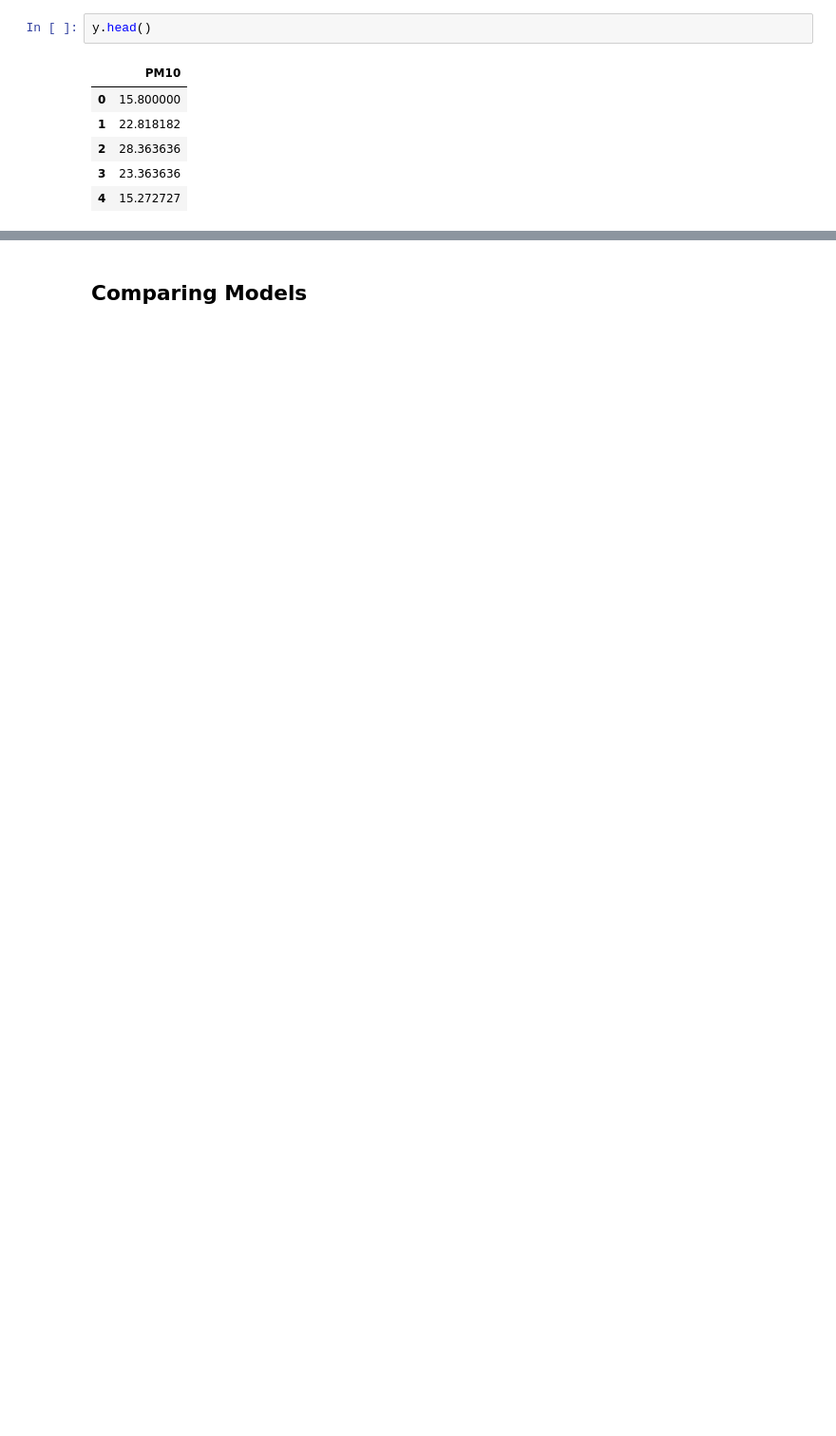
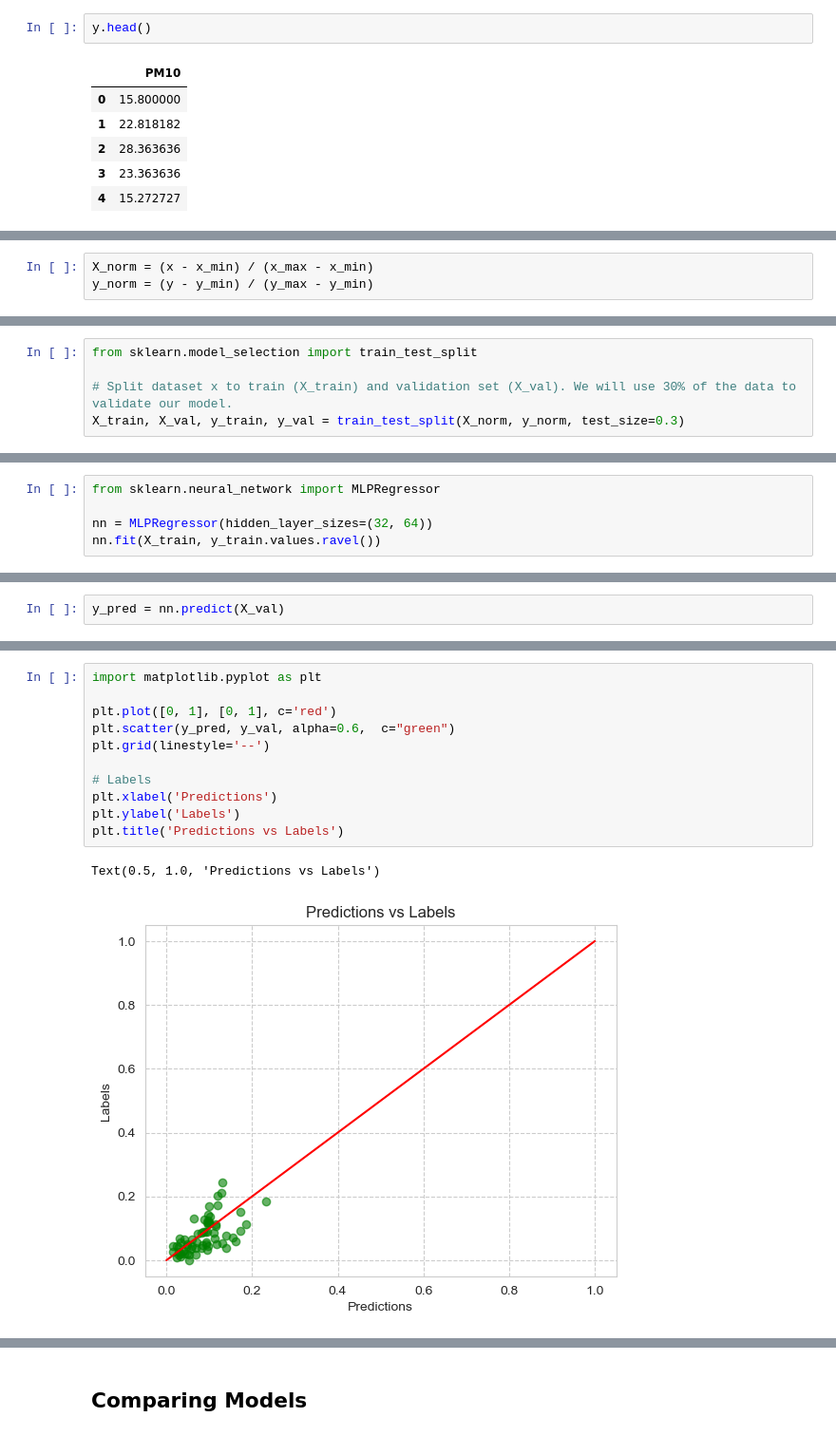
Before and after one commit to faizuddin/python-workshop, a Jupyter notebook: intro-to-data-analysis/model.ipynb, the cells around one changed output, grey strips where cells are left out. Shown at 95% size. Saved outputs shown, nothing was run; the diff lists cells and outputs as text; blank space fills up the shorter version.

```diff
--- a/intro-to-data-analysis/model.ipynb
+++ b/intro-to-data-analysis/model.ipynb
@@ -356,0 +126,3 @@ metric_vals.extend([r2, ev, mse, mae])
+# %%
+X_norm = (x - x_min) / (x_max - x_min)
+y_norm = (y - y_min) / (y_max - y_min)
@@ -356,0 +168,5 @@ metric_vals.extend([r2, ev, mse, mae])
+# %%
+from sklearn.model_selection import train_test_split
+
+# Split dataset x to train (X_train) and validation set (X_val). We will use 30% of the data to validate our model.
+X_train, X_val, y_train, y_val = train_test_split(X_norm, y_norm, test_size=0.3)
@@ -356,0 +217,5 @@ metric_vals.extend([r2, ev, mse, mae])
+# %%
+from sklearn.neural_network import MLPRegressor
+
+nn = MLPRegressor(hidden_layer_sizes=(32, 64))
+nn.fit(X_train, y_train.values.ravel())
@@ -356,0 +226,2 @@ metric_vals.extend([r2, ev, mse, mae])
+# %%
+y_pred = nn.predict(X_val)
@@ -356,0 +240,14 @@ metric_vals.extend([r2, ev, mse, mae])
+# %%
+import matplotlib.pyplot as plt
+
+plt.plot([0, 1], [0, 1], c='red')
+plt.scatter(y_pred, y_val, alpha=0.6,  c="green")
+plt.grid(linestyle='--')
+
+# Labels
+plt.xlabel('Predictions')
+plt.ylabel('Labels')
+plt.title('Predictions vs Labels')
+# %% [output]
+Text(0.5, 1.0, 'Predictions vs Labels')
+[figure, added]
```
Also changed, not shown: parts of 127 cells of this notebook, 1 other file.
